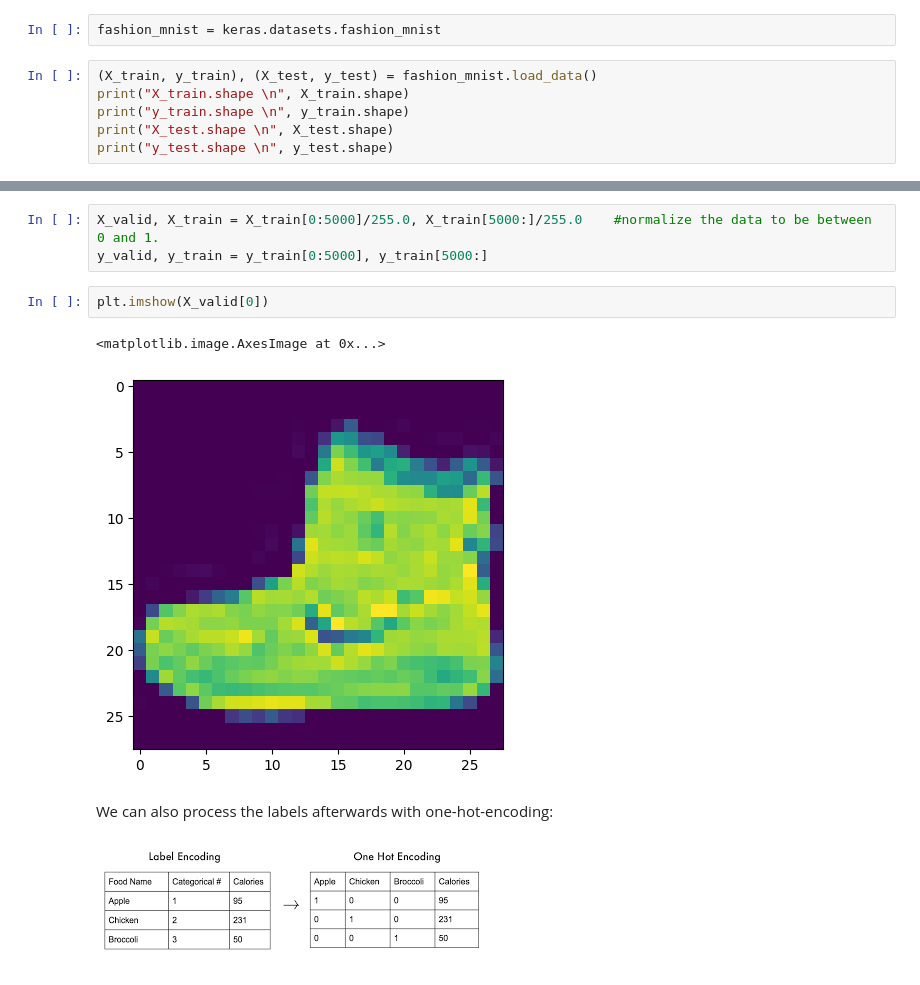
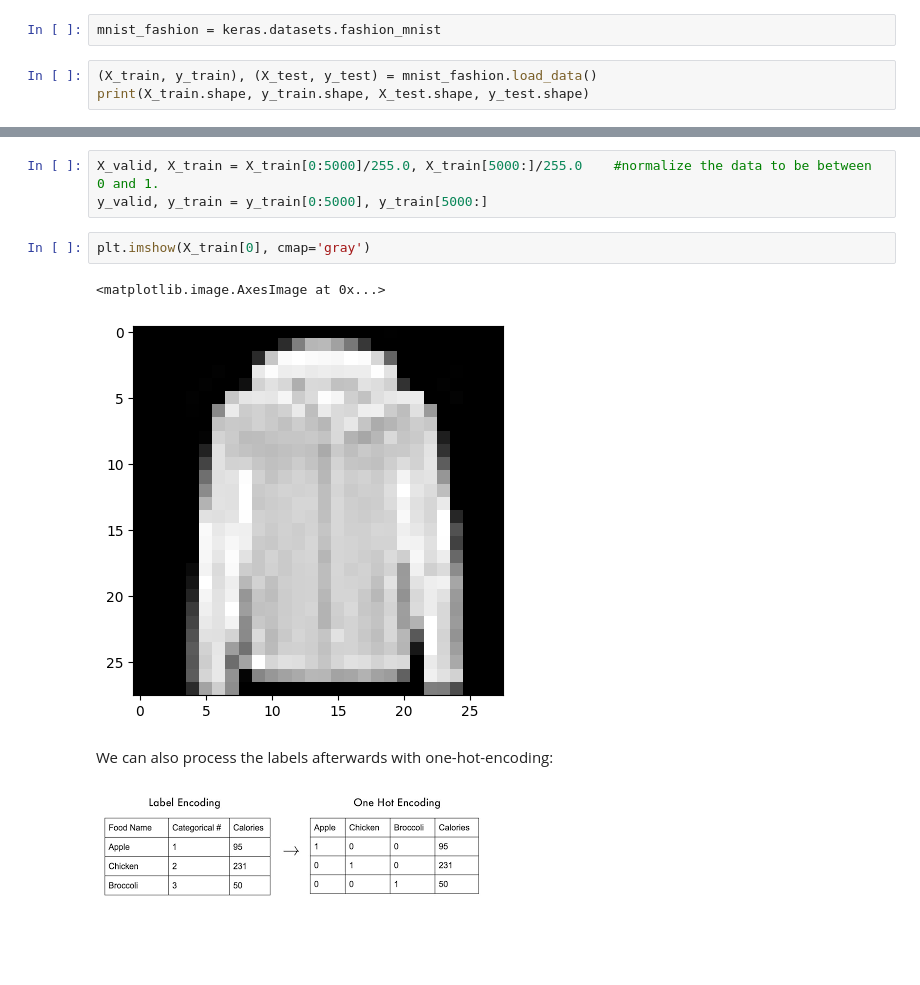
Before and after one commit to Patlong78/Data-Analytics-Studies, a Jupyter notebook: 06 - ML&DA.ipynb, the cells around one changed output, grey strips where cells are left out. Cells and saved outputs as stored; diff of their text form; blank space fills up the shorter version.

Commit message:
Image Classification

```diff
--- a/06 - ML&DA.ipynb
+++ b/06 - ML&DA.ipynb
@@ -22,9 +25,6 @@ keras.version()
 # %%
-fashion_mnist = keras.datasets.fashion_mnist
+mnist_fashion = keras.datasets.fashion_mnist
 # %%
-(X_train, y_train), (X_test, y_test) = fashion_mnist.load_data()
-print("X_train.shape \n", X_train.shape)
-print("y_train.shape \n", y_train.shape)
-print("X_test.shape \n", X_test.shape)
-print("y_test.shape \n", y_test.shape)
+(X_train, y_train), (X_test, y_test) = mnist_fashion.load_data()
+print(X_train.shape, y_train.shape, X_test.shape, y_test.shape)
 # %% [output]
@@ -80,10 +63,10 @@ plt.imshow(X_train[0])
 X_valid, X_train = X_train[0:5000]/255.0, X_train[5000:]/255.0    #normalize the data to be between 0 and 1.
 y_valid, y_train = y_train[0:5000], y_train[5000:]
 # %%
-plt.imshow(X_valid[0])
+plt.imshow(X_train[0], cmap='gray')
 # %% [output]
 <matplotlib.image.AxesImage at 0x...>
-[figure, old version]
+[figure, new version]
 # %% [markdown]
 We can also process the labels afterwards with one-hot-encoding:
 
```
Also changed, not shown: parts of 12 cells of this notebook.
